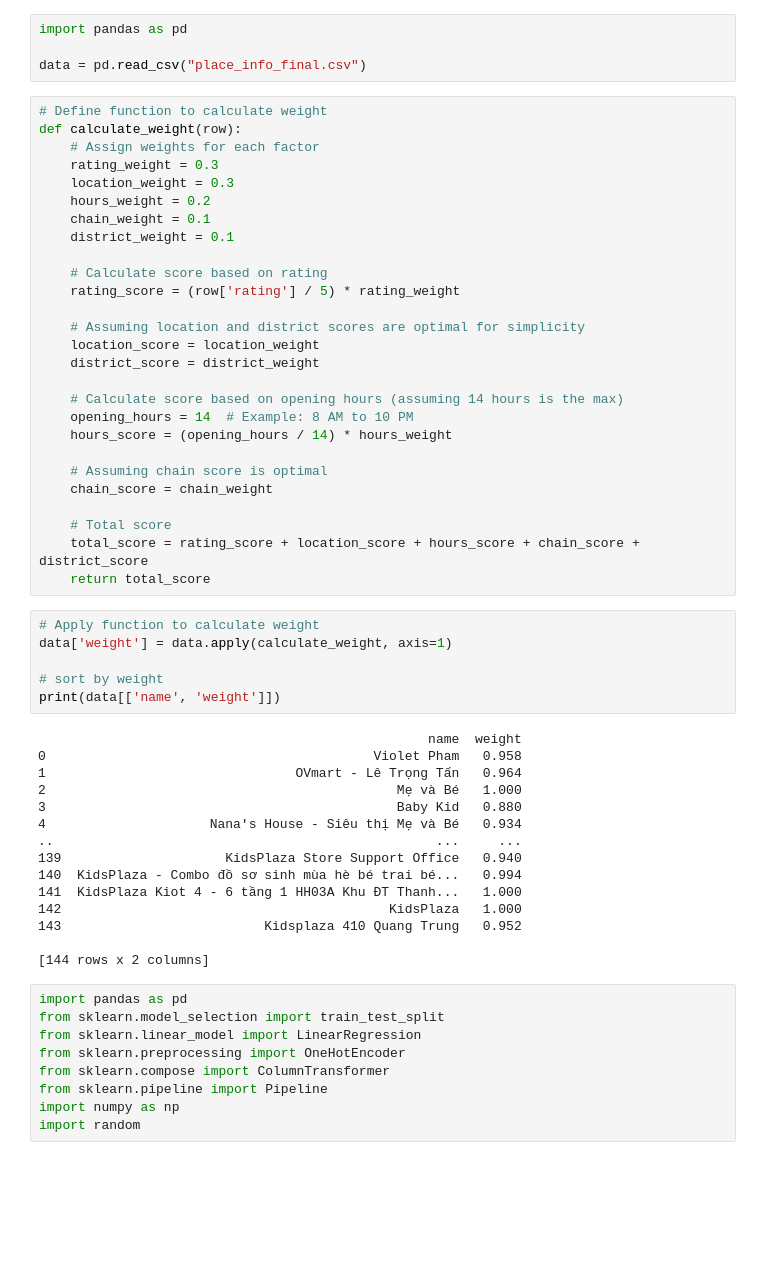
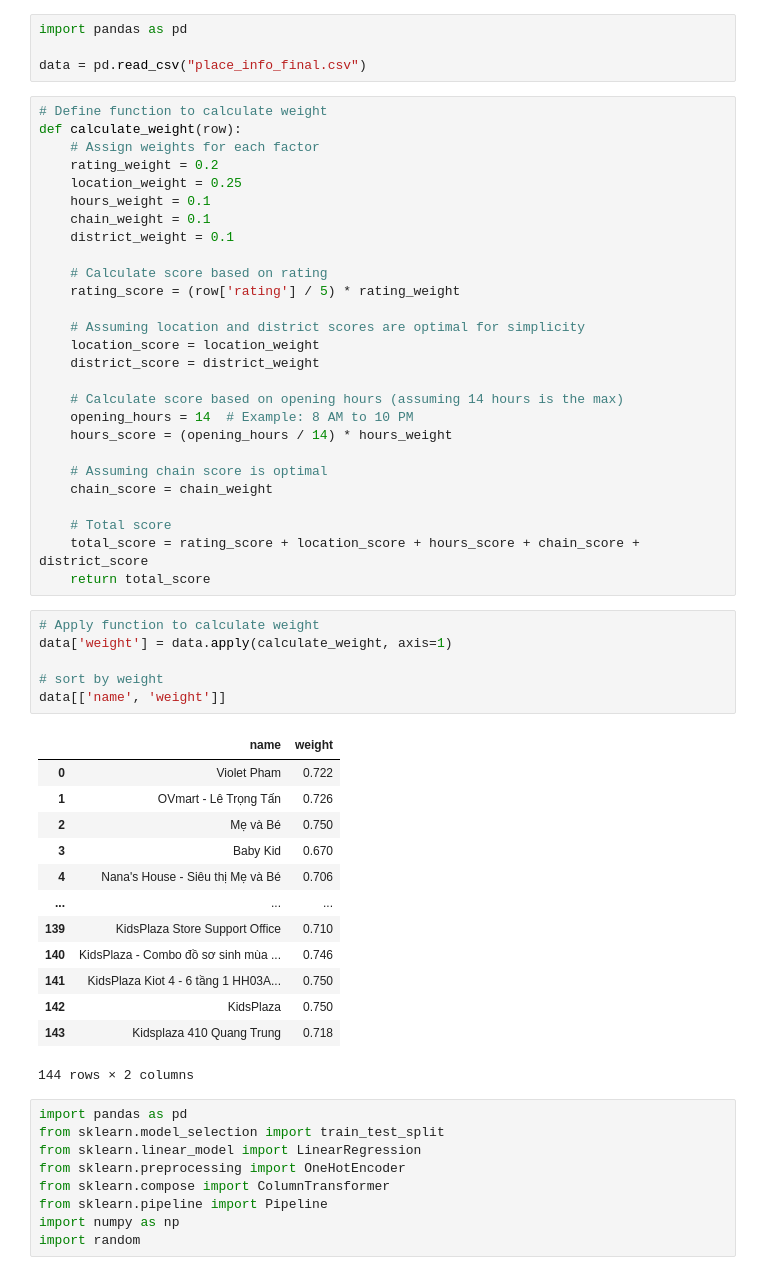
Before and after one commit to HoangLinh03-code/CDTN, a Jupyter notebook: catergory_classification.ipynb, the cells around one changed output. Cells and saved outputs as stored; diff of their text form; blank space fills up the shorter version.

```diff
--- a/catergory_classification.ipynb
+++ b/catergory_classification.ipynb
@@ -232,9 +232,9 @@ data = pd.read_csv("place_info_final.csv")
 # Define function to calculate weight
 def calculate_weight(row):
     # Assign weights for each factor
-    rating_weight = 0.3
-    location_weight = 0.3
-    hours_weight = 0.2
+    rating_weight = 0.2
+    location_weight = 0.25
+    hours_weight = 0.1
     chain_weight = 0.1
     district_weight = 0.1
 
@@ -258,24 +258,23 @@ def calculate_weight(row):
 # %%
 # Apply function to calculate weight
 data['weight'] = data.apply(calculate_weight, axis=1)
 
 # sort by weight
-print(data[['name', 'weight']])
+data[['name', 'weight']]
 # %% [output]
+|  | name | weight |
+| 0 | Violet Pham | 0.722 |
+| 1 | OVmart - Lê Trọng Tấn | 0.726 |
+| 2 | Mẹ và Bé | 0.750 |
+| 3 | Baby Kid | 0.670 |
+| 4 | Nana's House - Siêu thị Mẹ và Bé | 0.706 |
+| ... | ... | ... |
+| 139 | KidsPlaza Store Support Office | 0.710 |
+| 140 | KidsPlaza - Combo đồ sơ sinh mùa ... | 0.746 |
+| 141 | KidsPlaza Kiot 4 - 6 tầng 1 HH03A... | 0.750 |
+| 142 | KidsPlaza | 0.750 |
+| 143 | Kidsplaza 410 Quang Trung | 0.718 |
-                                                  name  weight
-0                                          Violet Pham   0.958
-1                                OVmart - Lê Trọng Tấn   0.964
-2                                             Mẹ và Bé   1.000
-3                                             Baby Kid   0.880
-4                     Nana's House - Siêu thị Mẹ và Bé   0.934
-..                                                 ...     ...
-139                     KidsPlaza Store Support Office   0.940
-140  KidsPlaza - Combo đồ sơ sinh mùa hè bé trai bé...   0.994
-141  KidsPlaza Kiot 4 - 6 tầng 1 HH03A Khu ĐT Thanh...   1.000
-142                                          KidsPlaza   1.000
-143                          Kidsplaza 410 Quang Trung   0.952
-
-[144 rows x 2 columns]
+144 rows × 2 columns
 # %%
 import pandas as pd
 from sklearn.model_selection import train_test_split
```
Also changed, not shown: parts of 2 cells of this notebook, 1 other file.
